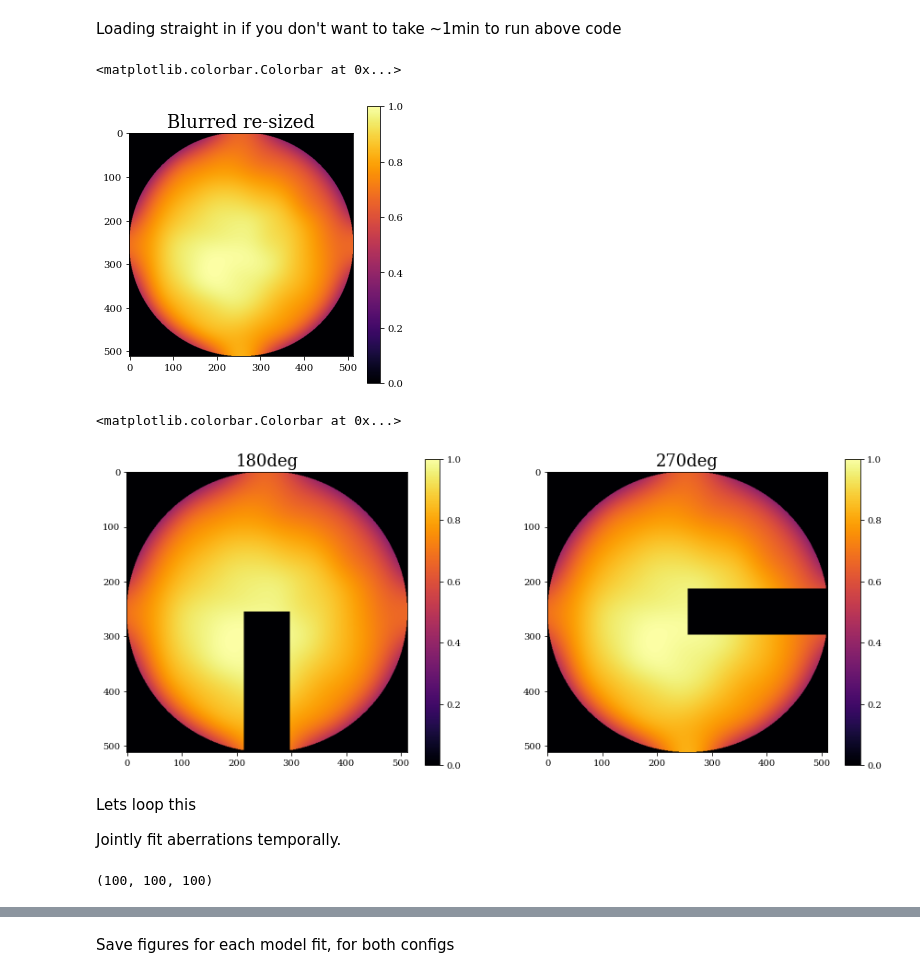
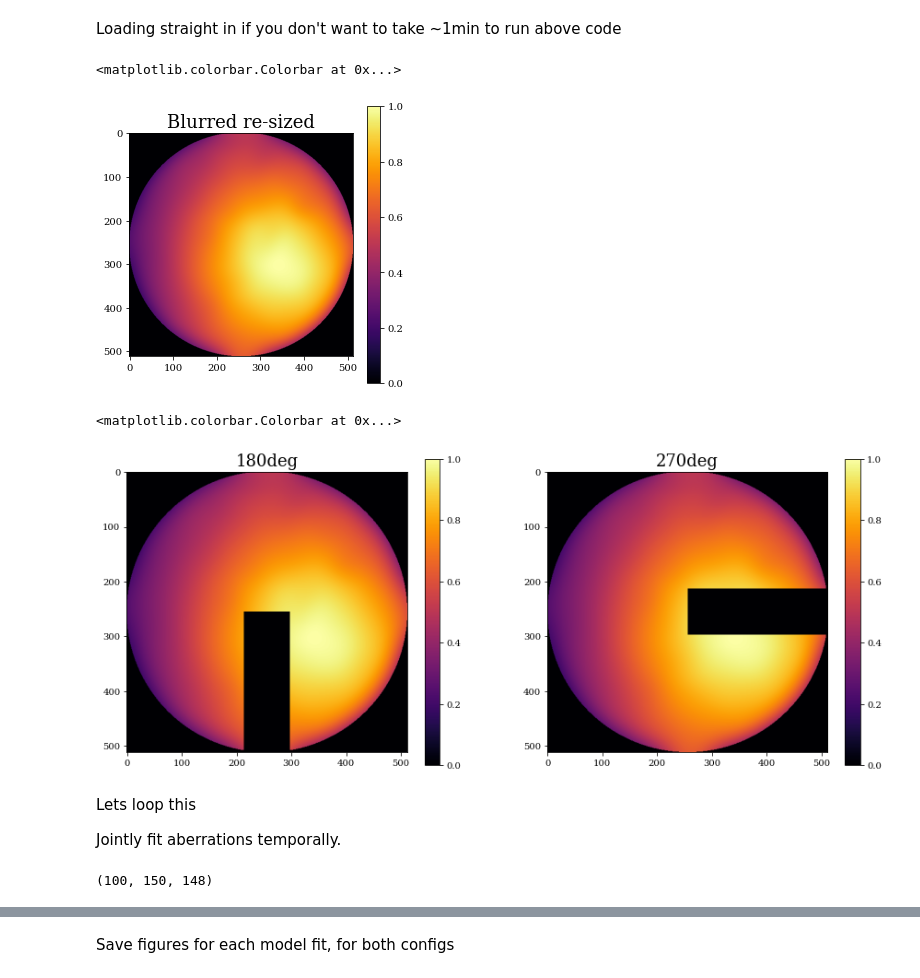
Before and after one commit to TolimanSpace/toliman_dp_design_testing, a Jupyter notebook: System_Aberrations.ipynb, the cells around one changed output, grey strips where cells are left out. Drawn from its saved outputs; the diff is of its cells as text; code cells hidden in the pictures.

Commit message:
re-calc SEM's for 9_25 and incorporating masking data into retrieval process. New classes

```diff
--- a/System_Aberrations.ipynb
+++ b/System_Aberrations.ipynb
@@ -140,14 +143,14 @@ Blur and re-size intensity image to create dLux transmission layer.
 # %% [markdown]
 Loading straight in if you don't want to take ~1min to run above code
 # %%
-intensity_dist = np.load(data_dir+"intensity/24_3_25.npy")
+intensity_dist = np.load(data_dir+"intensity/26_01_09.npy")
 plt.figure(figsize=(5,5))
 plt.title("Blurred re-sized")
 plt.imshow(intensity_dist)
 plt.colorbar()
 # %% [output]
 <matplotlib.colorbar.Colorbar at 0x...>
-[figure, old version]
+[figure, new version]
 # %%
 # # Create dLux class for this gauss transmissive layer
 # # maybe modelling a source object would be easier?
@@ -451,15 +454,15 @@ plt.colorbar()
 # detector = dl.LayeredDetector([ApplyBFSPixelResponse(pixel_response=pixel_response)])
 # %% [output]
 <matplotlib.colorbar.Colorbar at 0x...>
-[figure, old version]
+[figure, new version]
 # %% [markdown]
 Lets loop this
 
 Jointly fit aberrations temporally.
 # %%
 # Location on detector
-row_start, col_start = 1910, 2940 # Start coord of window on det where data was taken
-row_len, col_len = 100, 100   # window size of recorded data
+row_start, col_start = 1840, 3340 # Start coord of window on det where data was taken
+row_len, col_len = 150, 148   # window size of recorded data
 
 # flip about origin post-crop
 alpha_cropped = np.flip(alpha[row_start:row_start+row_len, col_start:col_start+col_len])
@@ -467,8 +470,8 @@ beta_cropped = np.flip(beta[row_start:row_start+row_len, col_start:col_start+col
 gamma_cropped = np.flip(gamma[row_start:row_start+row_len, col_start:col_start+col_len])
 
 img_fnames = [
-    "spider/16_10_2025/16_10_2025_0deg_red_80us_0gain_img_stack_batch_0.npy",
-    "spider/16_10_2025/16_10_2025_90deg_red_80us_0gain_img_stack_batch_0.npy",
+    "spider/12_01_2026/12_01_2026_0deg_red_173us_0gain_Xoff3340_Yoff1840_img_stack_batch_0.npy",
+    "spider/12_01_2026/12_01_2026_90deg_red_173us_0gain_Xoff3340_Yoff1840_img_stack_batch_0.npy",
 
 ]
 labels = [
@@ -476,19 +479,24 @@ labels = [
     "90deg",
 ]
 
-# bckgnd_fnames = [
-#     "spider/18_09_2025/18_09_2025_0deg_red_bckgnd_93us_0gain_img_stack_batch_0.npy",
-#     "spider/18_09_2025/18_09_2025_90deg_red_bckgnd_93us_0gain_img_stack_batch_0.npy",
-# ]
+bckgnd_fnames = [
+    # "spider/08_01_2026/08_01_2026_0deg_red_bckgnd173us_0gain_img_stack_batch_0.npy",
+    # "spider/08_01_2026/08_01_2026_90deg_red_bckgnd173us_0gain_img_stack_batch_0.npy",
+]
+
+sam18_fnames = [
+    "spider/12_01_2026/12_01_2026_mask_red_173us_0gain_Xoff3340_Yoff1840_img_stack_batch_0.npy"
+]
 
 imgs = np.asarray([np.flip(np.load(data_dir+img_fname)) for img_fname in img_fnames])
+spider_imgs = np.asarray([np.flip(np.load(data_dir+img_fname)) for img_fname in sam18_fnames])
 
 bckgnds = []
 
-n_frames = 20   #number of frames to perform phase retrieval on
+n_frames = 2   #number of frames to perform phase retrieval on
 step_sz = int(imgs[0].shape[0]/n_frames) # step size for frames (equally spaced frame grabs)
 print(imgs[0].shape)
 # %% [output]
-(100, 100, 100)
+(100, 150, 148)
 # %%
 # Create directory that will hold all subsequent data products
```
Also changed, not shown: parts of 18 cells of this notebook, 5 other files.
